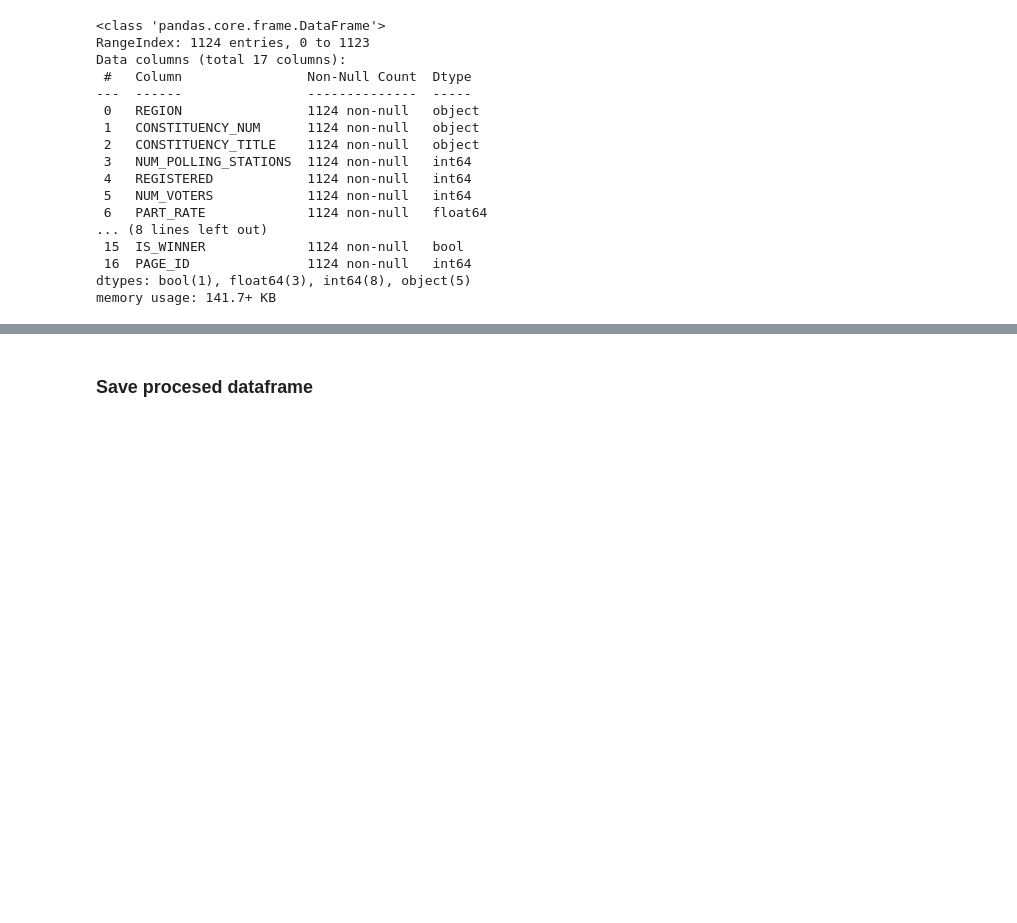
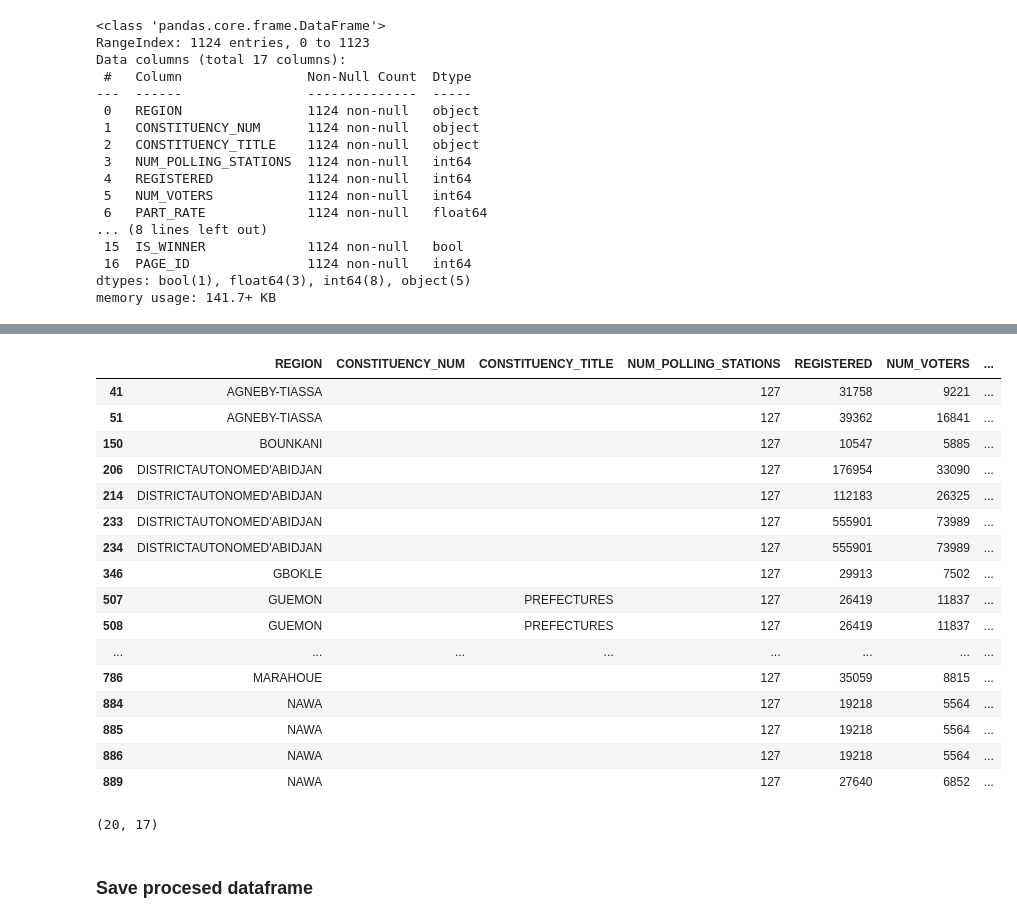
Before and after one commit to dric2018/chat-app, a Jupyter notebook: notebooks/pdf_data_extraction.ipynb, the cells around one changed output, grey strips where cells are left out. Drawn from its saved outputs; the diff is of its cells as text; code cells hidden in the pictures; blank space fills up the shorter version.

```diff
--- a/notebooks/pdf_data_extraction.ipynb
+++ b/notebooks/pdf_data_extraction.ipynb
@@ -63,9 +63,9 @@ def get_data_from_pdf(
     settings        = {
         "vertical_strategy": "lines",
         "horizontal_strategy": "lines",
-        "snap_tolerance": 4,
-        "join_tolerance": 4,
-        "intersection_tolerance": 10,
+        "snap_tolerance": 2,
+        "join_tolerance": 2,
+        "intersection_tolerance": 5,
     }
 
     with pdfplumber.open(pdf_path) as pdf:
@@ -149,13 +149,17 @@ df.describe().T
 | PAGE_ID | 1124.0 | 17.951068 | 9.967369 | 1.0 | 9.0 | 18.0 | 27.0 | 35.0 |
 # %%
 def get_avg_vals(df:pd.DataFrame, col_name:str, dtype:str='int'):
+    avg = 0
 
-    if dtype=='int':
-        l = [int(n.replace(' ', '')) for n in df[col_name] if n!='']
-        avg = sum(l)//len(l)
-    else:
-        l = [float(pct.replace('%', '').replace(',', '.')) for pct in df[col_name]]
-        avg = sum(l)/len(l)
+    try:
+        if dtype=='int':
+            l = [int(n.replace(' ', '')) for n in df[col_name] if n!='']
+            avg = sum(l)//len(l)
+        else:
+            l = [float(pct.replace('%', '').replace(',', '.')) for pct in df[col_name]]
+            avg = sum(l)/len(l)
+    except Exception as e:
+        print(e)
 
     return avg
 # %%
@@ -248,6 +252,30 @@ df.head(10)
 | 7 | AGNEBY-TIASSA | 001 | ABOUDE, ATTOBROU, GUESSIGUIE, GRA... | 144 | 52106 | 14070 | ... |
 | 8 | AGNEBY-TIASSA | 002 | AGBOVILLE COMMUNE | 133 | 48710 | 12821 | ... |
 | 9 | AGNEBY-TIASSA | 002 | AGBOVILLE COMMUNE | 133 | 48710 | 12821 | ... |
+# %%
+df[df["CONSTITUENCY_NUM"]==""]
+# %% [output]
+|  | REGION | CONSTITUENCY_NUM | CONSTITUENCY_TITLE | NUM_POLLING_STATIONS | REGISTERED | NUM_VOTERS | ... |
+| 41 | AGNEBY-TIASSA |  |  | 127 | 31758 | 9221 | ... |
+| 51 | AGNEBY-TIASSA |  |  | 127 | 39362 | 16841 | ... |
+| 150 | BOUNKANI |  |  | 127 | 10547 | 5885 | ... |
+| 206 | DISTRICTAUTONOMED'ABIDJAN |  |  | 127 | 176954 | 33090 | ... |
+| 214 | DISTRICTAUTONOMED'ABIDJAN |  |  | 127 | 112183 | 26325 | ... |
+| 233 | DISTRICTAUTONOMED'ABIDJAN |  |  | 127 | 555901 | 73989 | ... |
+| 234 | DISTRICTAUTONOMED'ABIDJAN |  |  | 127 | 555901 | 73989 | ... |
+| 346 | GBOKLE |  |  | 127 | 29913 | 7502 | ... |
+| 507 | GUEMON |  | PREFECTURES | 127 | 26419 | 11837 | ... |
+| 508 | GUEMON |  | PREFECTURES | 127 | 26419 | 11837 | ... |
+| ... | ... | ... | ... | ... | ... | ... | ... |
+| 786 | MARAHOUE |  |  | 127 | 35059 | 8815 | ... |
+| 884 | NAWA |  |  | 127 | 19218 | 5564 | ... |
+| 885 | NAWA |  |  | 127 | 19218 | 5564 | ... |
+| 886 | NAWA |  |  | 127 | 19218 | 5564 | ... |
+| 889 | NAWA |  |  | 127 | 27640 | 6852 | ... |
+# %%
+df[df["CONSTITUENCY_NUM"]==""].shape
+# %% [output]
+(20, 17)
 # %% [markdown]
 ### Save procesed dataframe
 # %%
```
Also changed, not shown: parts of 1 cell of this notebook, 18 other files.
